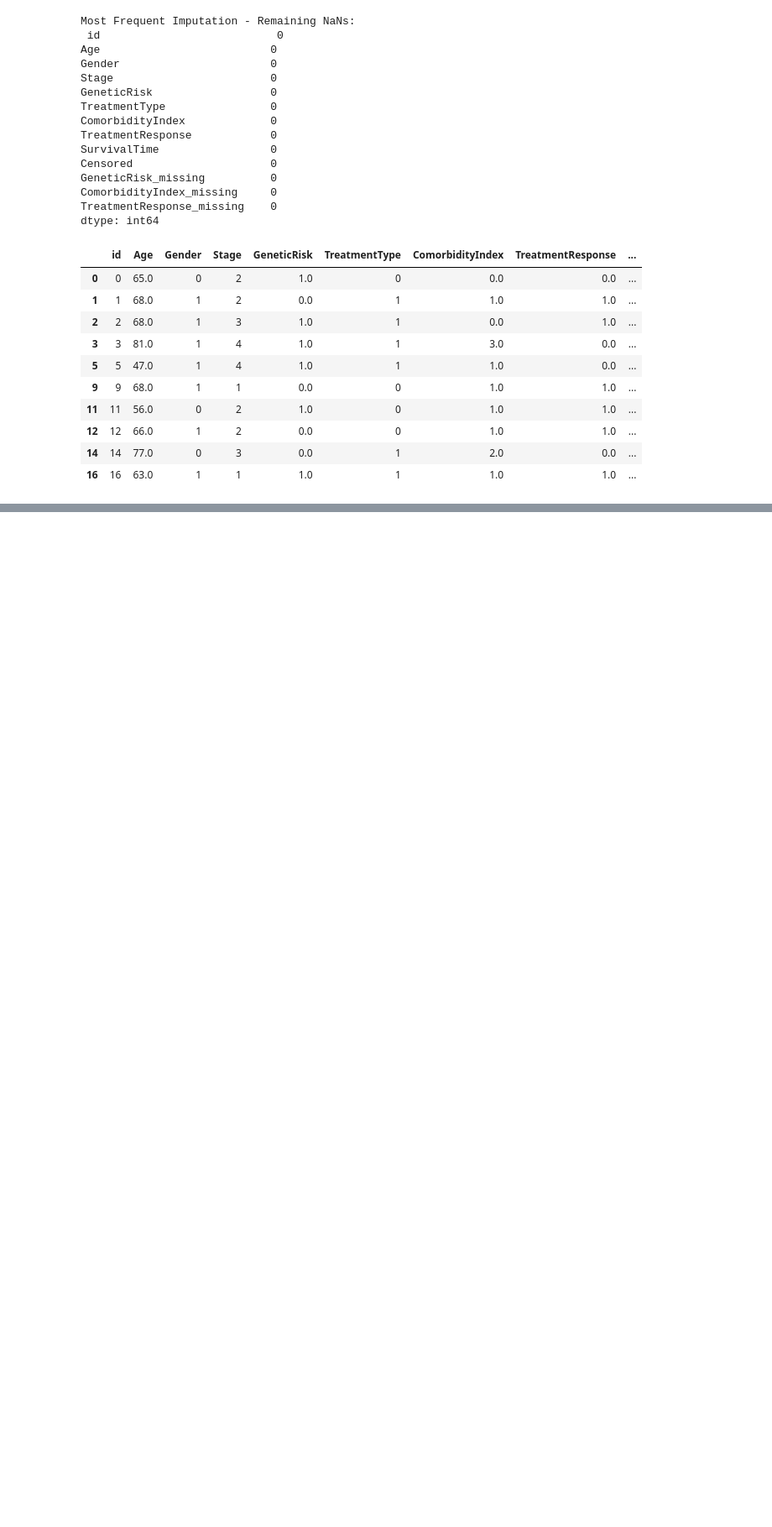
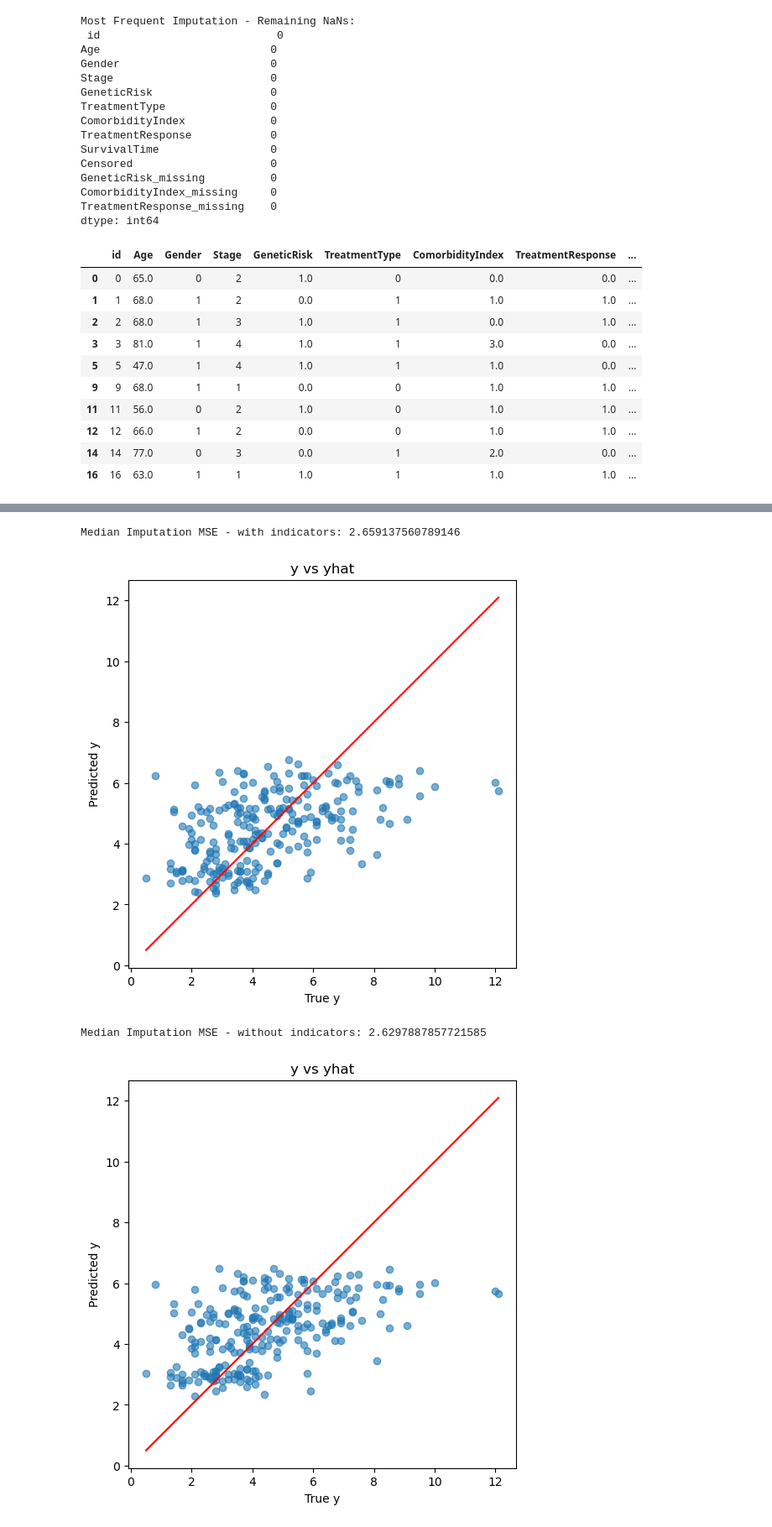
Before and after one commit to PLONTZNathan/MachineLearning_Assignment2, a Jupyter notebook: src/task3.ipynb, the cells around one changed output, grey strips where cells are left out. Shown at 84% size. Cells and saved outputs as stored; diff of their text form; code cells hidden in the pictures; blank space fills up the shorter version.

```diff
--- a/src/task3.ipynb
+++ b/src/task3.ipynb
@@ -466,0 +599,14 @@ df_indicator_only_without = manage_indicator_columns(df_indicator_only, keep_ind
+# %%
+# --- Median Imputation ---
+_, y_pred_median_with, mse_median_with, _ = baseline_cv_predict(df_median, keep_missing=True)
+print("Median Imputation MSE - with indicators:", mse_median_with)
+plot_y_yhat(df_median["SurvivalTime"], y_pred_median_with)
+
+_, y_pred_median_without, mse_median_without, _ = baseline_cv_predict(df_median, keep_missing=False)
+print("Median Imputation MSE - without indicators:", mse_median_without)
+plot_y_yhat(df_median["SurvivalTime"], y_pred_median_without)
+# %% [output]
+Median Imputation MSE - with indicators: 2.659137560789146
+[figure, added]
+Median Imputation MSE - without indicators: 2.6297887857721585
+[figure, added]
```
Also changed, not shown: parts of 23 cells of this notebook, 11 other files.
